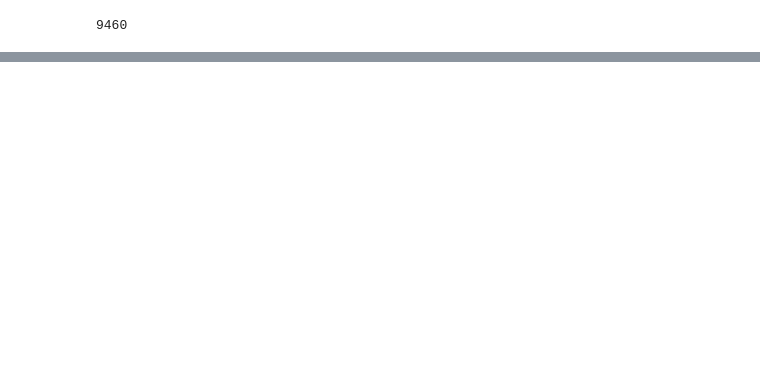
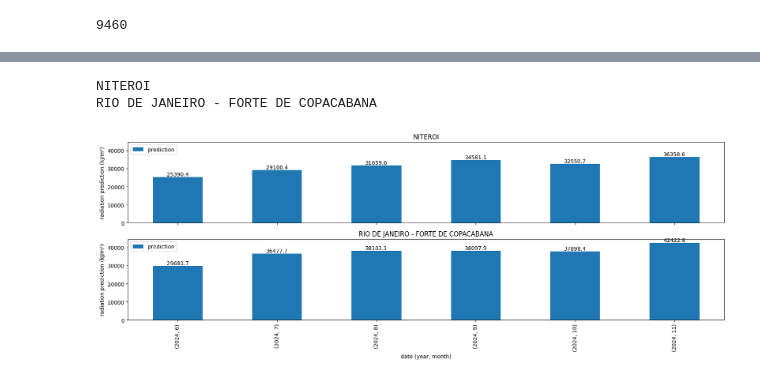
Before and after one commit to fellipessanha/solar-studies, a Jupyter notebook: multiple-cities.ipynb, the cells around one changed output, grey strips where cells are left out. Cells and saved outputs as stored; diff of their text form; code cells hidden in the pictures; blank space fills up the shorter version.

```diff
--- a/multiple-cities.ipynb
+++ b/multiple-cities.ipynb
@@ -2,6 +2,9 @@
 import os
 import pandas as pd
 import csv
+import numpy as np
+
+FIGSIZE = (20, 6)
 # %%
 file_dir = "inmet-data"
 years = [i.name for i in os.scandir(f"{file_dir}") if i.is_dir()]
@@ -46,0 +172,9 @@ for f in filenames[:4]:
+# %%
+from typing import Dict
+
+prediction_start = pd.to_datetime("2024-06-01", format="%Y-%m-%d")
+
+predictions: Dict[str, pd.DataFrame] = {
+    code: fp.make_prediction(prediction_start) for code, fp in fps.items()
+}
+predictions
@@ -46,0 +203,20 @@ for f in filenames[:4]:
+# %%
+fig, axes = plt.subplots(2, sharex=True, sharey=True)
+fig.set_figwidth(FIGSIZE[0])
+fig.set_figheight(FIGSIZE[1])
+
+for i, (code, p) in enumerate(predictions.items()):
+    station_name = pertos.loc[pertos.code == code, "station-name"].iloc[0]
+    print(station_name)
+    axes[i].set_title(station_name)
+    by_month = p.groupby([p.index.year, p.index.month]).sum()
+    ax = by_month.plot.bar(
+        ax=axes[i], xlabel="date (year, month)", ylabel="radiation prediction (kJ/m²)"
+    )
+    for c in ax.containers:
+        ax.bar_label(c)
+    ax
+# %% [output]
+NITEROI
+RIO DE JANEIRO - FORTE DE COPACABANA
+[figure, added]
```
Also changed, not shown: parts of 9 cells of this notebook, 1 other file.
